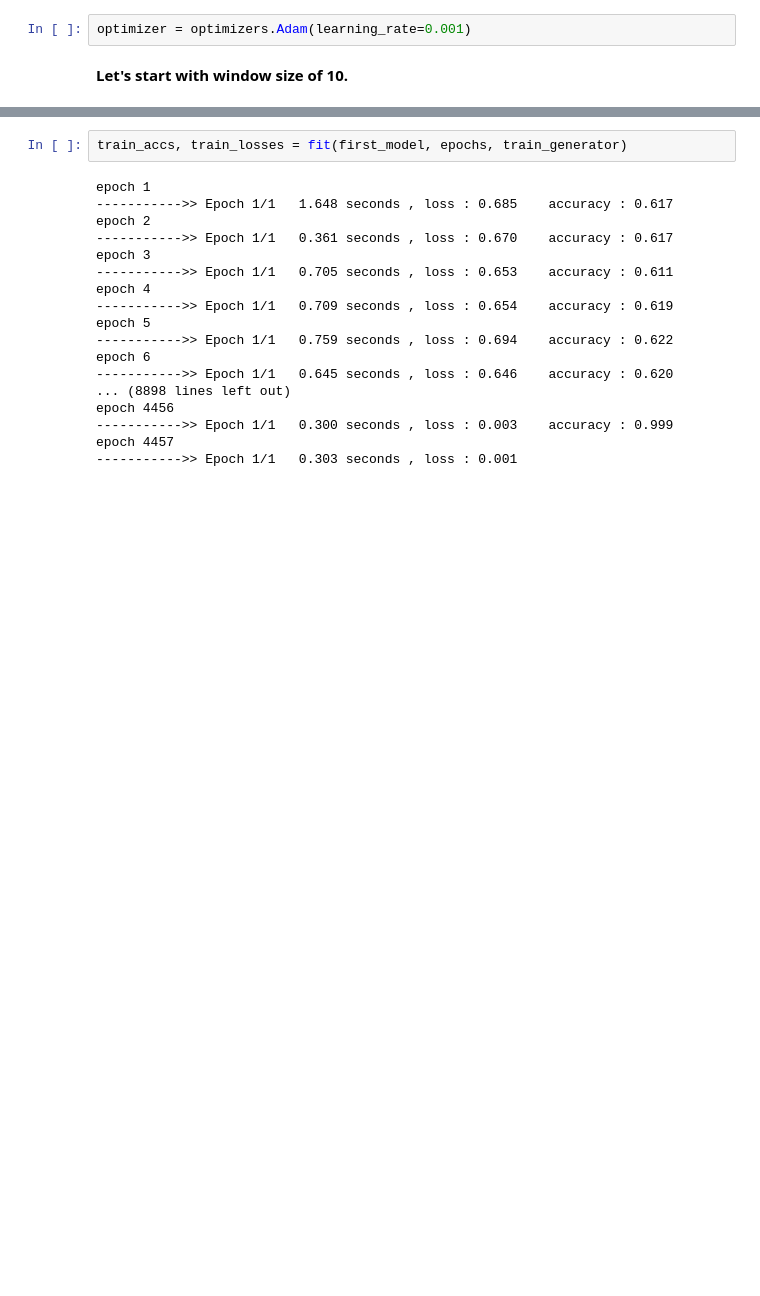
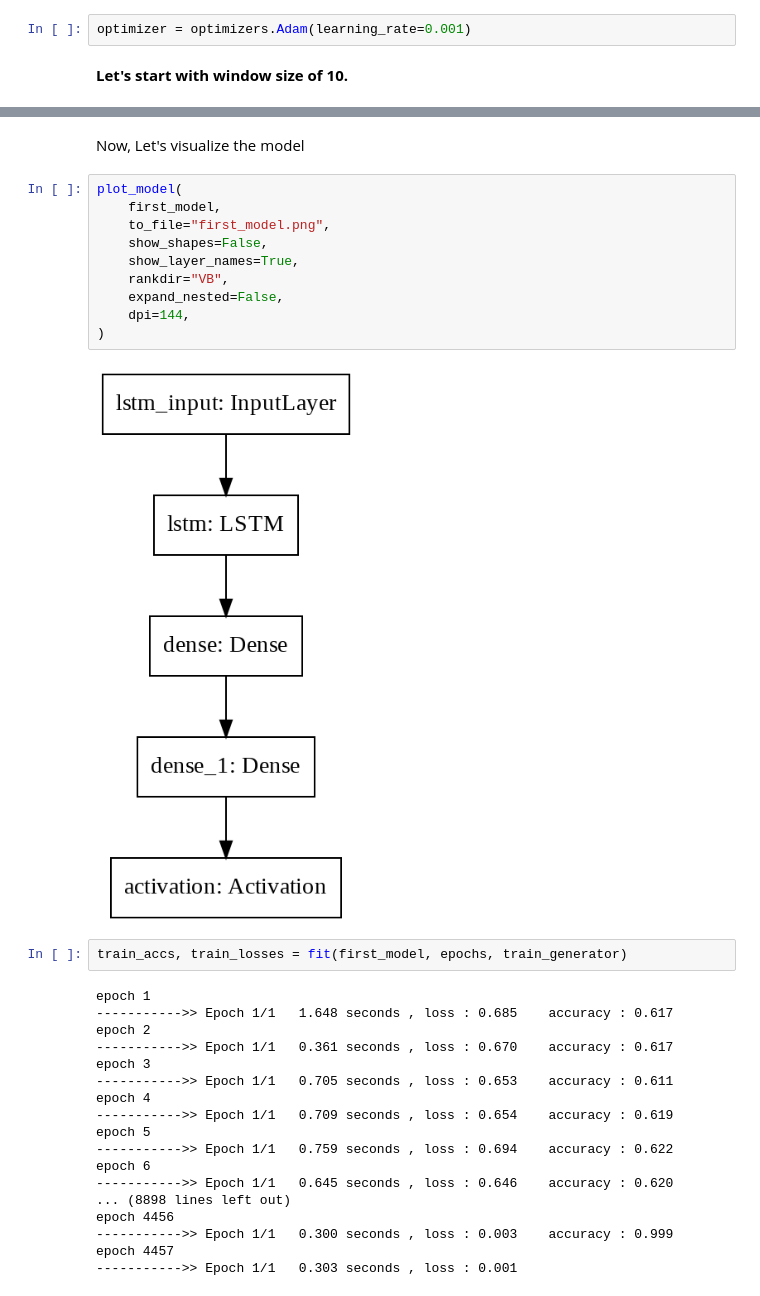
Before and after one commit to Ayazdani1997/stock-feature-prediction-final-pro, a Jupyter notebook: Phase1_OCHLV.ipynb, the cells around one changed output, grey strips where cells are left out. Cells and saved outputs as stored; diff of their text form; blank space fills up the shorter version.

Commit message:
model visualization is also added to the code.

```diff
--- a/Phase1_OCHLV.ipynb
+++ b/Phase1_OCHLV.ipynb
@@ -527,6 +542,20 @@ Total params: 392,569
 Trainable params: 392,569
 Non-trainable params: 0
 _________________________________________________________________
+# %% [markdown]
+Now, Let's visualize the model
+# %%
+plot_model(
+    first_model,
+    to_file="first_model.png",
+    show_shapes=False,
+    show_layer_names=True,
+    rankdir="VB",
+    expand_nested=False,
+    dpi=144,
+)
+# %% [output]
+[figure, added]
 # %%
 train_accs, train_losses = fit(first_model, epochs, train_generator)
 # %% [output]
```
Also changed, not shown: parts of 9 cells of this notebook.
